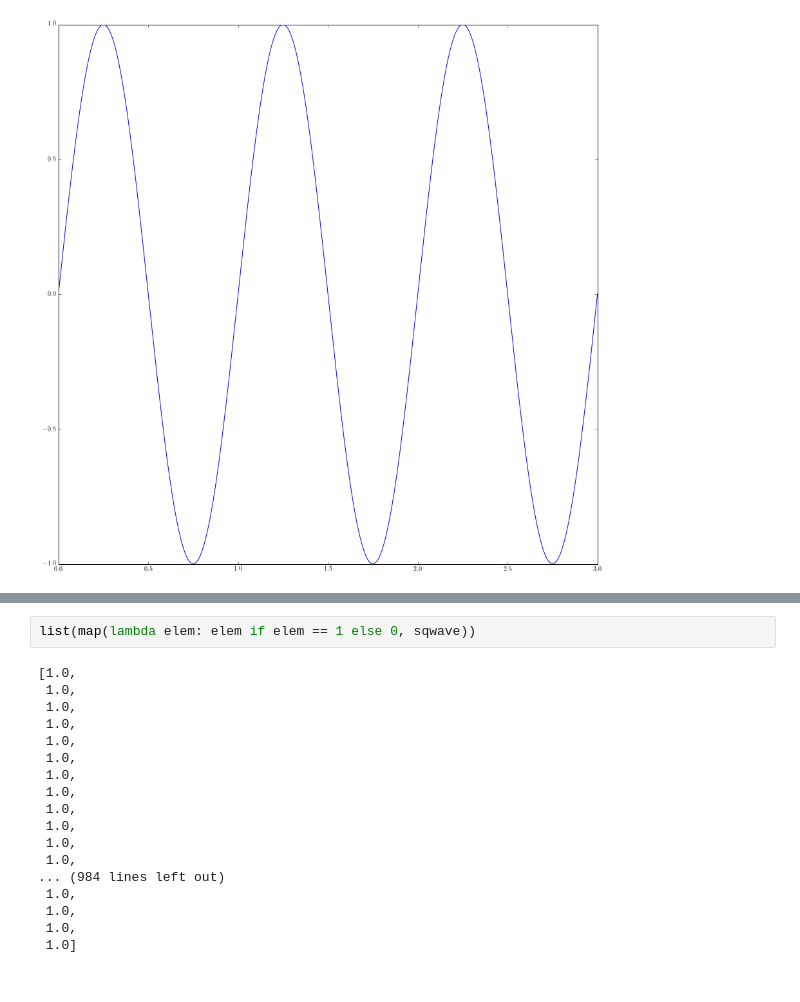
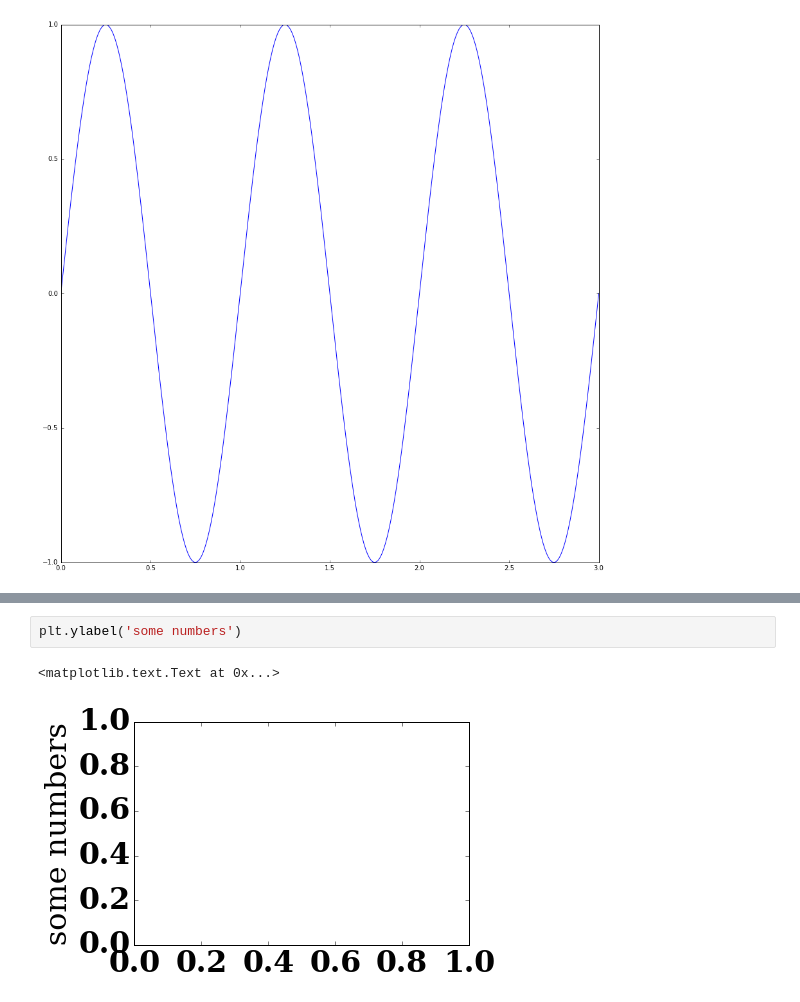
Before and after one commit to my-snippet/etc, a Jupyter notebook: AC-analysis/Fourier-Series/odd-function/square_wave.ipynb, the cells around one changed output, grey strips where cells are left out. Drawn from its saved outputs; the diff is of its cells as text.

```diff
--- a/AC-analysis/Fourier-Series/odd-function/square_wave.ipynb
+++ b/AC-analysis/Fourier-Series/odd-function/square_wave.ipynb
@@ -115,20 +114,5 @@ plt.ylim(-2, 2)
-# %%
-list(map(lambda elem: elem if elem == 1 else 0, sqwave))
-# %% [output]
-[1.0,
- 1.0,
- 1.0,
- 1.0,
- 1.0,
- 1.0,
- 1.0,
- 1.0,
- 1.0,
- 1.0,
- 1.0,
- 1.0,
-... (984 lines left out)
- 1.0,
- 1.0,
- 1.0,
- 1.0]
+# %%
+plt.ylabel('some numbers')
+# %% [output]
+<matplotlib.text.Text at 0x...>
+[figure, added]
```
Also changed, not shown: parts of 11 cells of this notebook.
